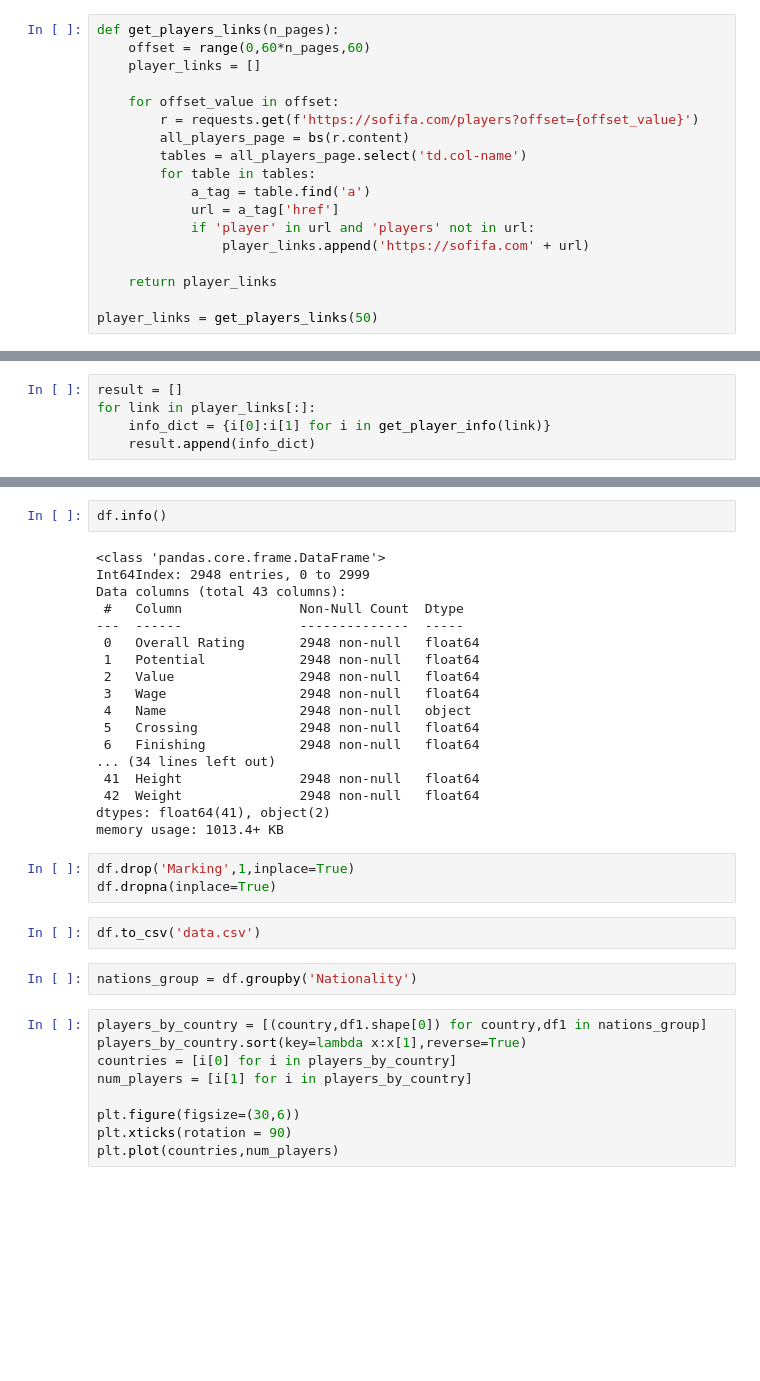
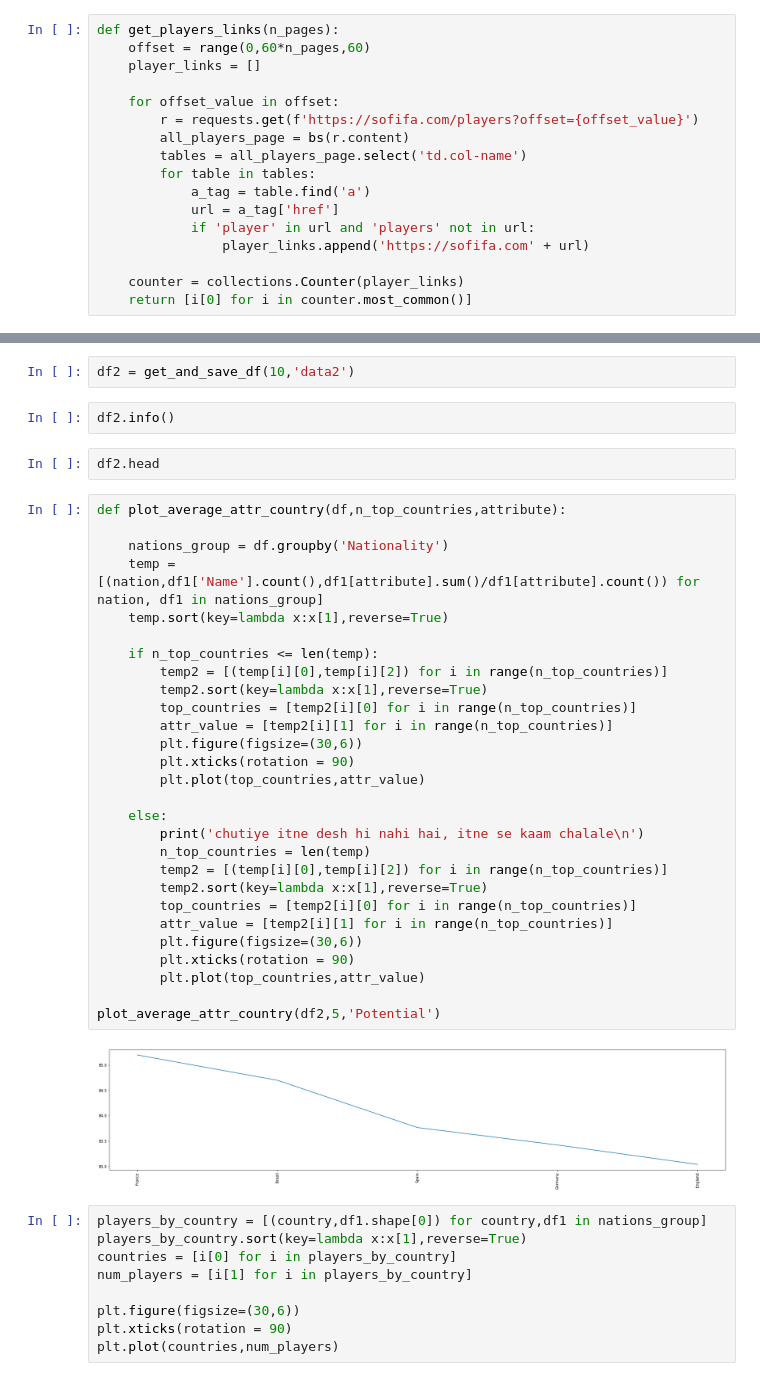
Before and after one commit to yashmehra028/so-fifa, a Jupyter notebook: so_fifa.ipynb, the cells around one changed output, grey strips where cells are left out. Drawn from its saved outputs; the diff is of its cells as text; blank space fills up the shorter version.

```diff
--- a/so_fifa.ipynb
+++ b/so_fifa.ipynb
@@ -21,6 +25,5 @@ def get_players_links(n_pages):
             if 'player' in url and 'players' not in url:
                 player_links.append('https://sofifa.com' + url)
 
-    return player_links
-
-player_links = get_players_links(50)
+    counter = collections.Counter(player_links)
+    return [i[0] for i in counter.most_common()]
@@ -134,5 +161,0 @@ get_player_info('https://sofifa.com/player/1041/javier-zanetti/140041/')
-# %%
-result = []
-for link in player_links[:]:
-    info_dict = {i[0]:i[1] for i in get_player_info(link)}
-    result.append(info_dict)
@@ -147,30 +185,39 @@ df = pd.DataFrame(result)
+# %%
+df2 = get_and_save_df(10,'data2')
 # %%
-df.info()
+df2.info()
-# %% [output]
-<class 'pandas.core.frame.DataFrame'>
-Int64Index: 2948 entries, 0 to 2999
-Data columns (total 43 columns):
- #   Column               Non-Null Count  Dtype
----  ------               --------------  -----
- 0   Overall Rating       2948 non-null   float64
- 1   Potential            2948 non-null   float64
- 2   Value                2948 non-null   float64
- 3   Wage                 2948 non-null   float64
- 4   Name                 2948 non-null   object
- 5   Crossing             2948 non-null   float64
- 6   Finishing            2948 non-null   float64
-... (34 lines left out)
- 41  Height               2948 non-null   float64
- 42  Weight               2948 non-null   float64
-dtypes: float64(41), object(2)
-memory usage: 1013.4+ KB
-# %%
-df.drop('Marking',1,inplace=True)
-df.dropna(inplace=True)
-# %%
-df.to_csv('data.csv')
-# %%
-nations_group = df.groupby('Nationality')
+# %%
+df2.head
+# %%
+def plot_average_attr_country(df,n_top_countries,attribute):
+
+    nations_group = df.groupby('Nationality')
+    temp = [(nation,df1['Name'].count(),df1[attribute].sum()/df1[attribute].count()) for nation, df1 in nations_group]
+    temp.sort(key=lambda x:x[1],reverse=True)
+
+    if n_top_countries <= len(temp):
+        temp2 = [(temp[i][0],temp[i][2]) for i in range(n_top_countries)]
+        temp2.sort(key=lambda x:x[1],reverse=True)
+        top_countries = [temp2[i][0] for i in range(n_top_countries)]
+        attr_value = [temp2[i][1] for i in range(n_top_countries)]
+        plt.figure(figsize=(30,6))
+        plt.xticks(rotation = 90)
+        plt.plot(top_countries,attr_value)
+
+    else:
+        print('chutiye itne desh hi nahi hai, itne se kaam chalale\n')
+        n_top_countries = len(temp)
+        temp2 = [(temp[i][0],temp[i][2]) for i in range(n_top_countries)]
+        temp2.sort(key=lambda x:x[1],reverse=True)
+        top_countries = [temp2[i][0] for i in range(n_top_countries)]
+        attr_value = [temp2[i][1] for i in range(n_top_countries)]
+        plt.figure(figsize=(30,6))
+        plt.xticks(rotation = 90)
+        plt.plot(top_countries,attr_value)
+
+plot_average_attr_country(df2,5,'Potential')
+# %% [output]
+[figure, added]
 # %%
 players_by_country = [(country,df1.shape[0]) for country,df1 in nations_group]
 players_by_country.sort(key=lambda x:x[1],reverse=True)
```
Also changed, not shown: parts of 14 cells of this notebook.
